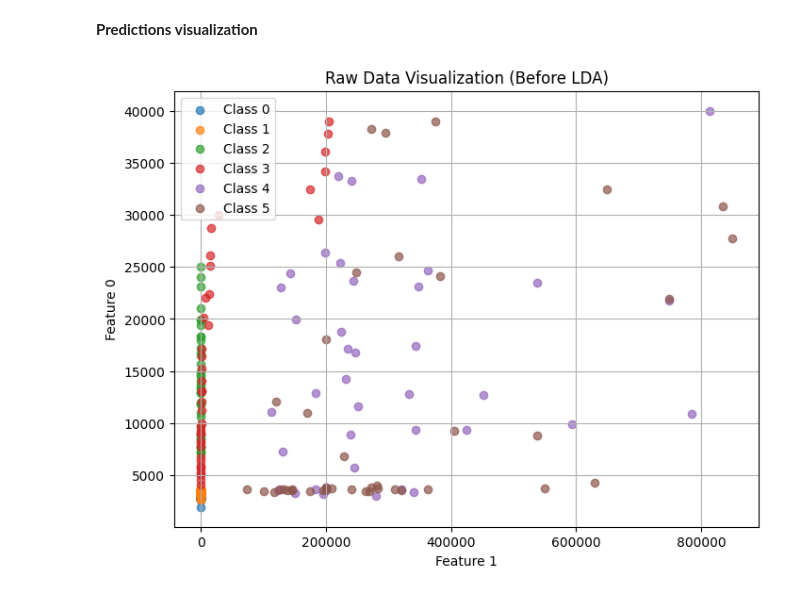
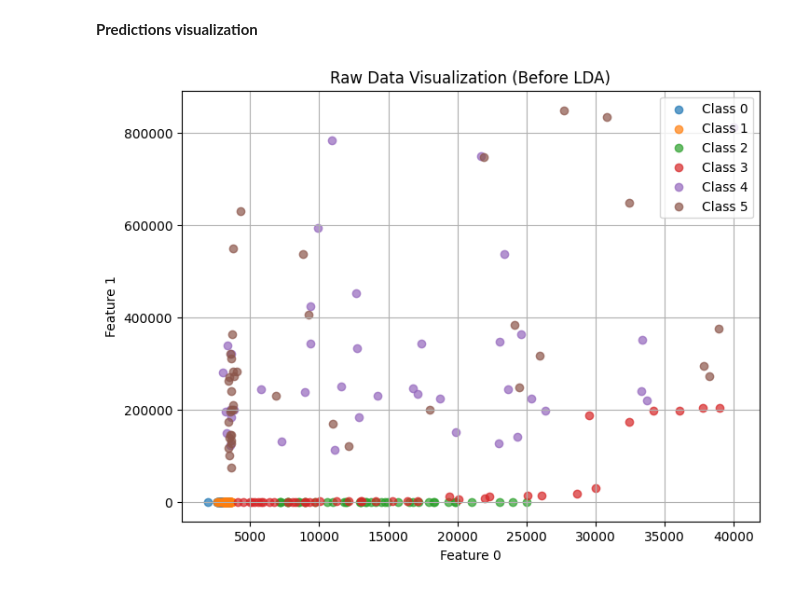
Before and after one commit to AvieTechy/MSA-Vstatis, a Jupyter notebook: Sources/Multi-class_LDA_star.ipynb, the cells around one changed output. Saved outputs shown, nothing was run; the diff lists cells and outputs as text; code cells hidden in the pictures.

```diff
--- a/Sources/Multi-class_LDA_star.ipynb
+++ b/Sources/Multi-class_LDA_star.ipynb
@@ -271,10 +290,10 @@ def plot_raw_data(X, y, feature_indexes, class_labels=None):
     plt.grid(True)
     plt.show()
 # %%
-feature_indexes = [1, 0]  # Example feature indexes to plot
+feature_indexes = [0, 1]  # Example feature indexes to plot
 plot_raw_data(X,y, feature_indexes)
 # %% [output]
-[figure, old version]
+[figure, new version]
 # %%
 # Step 1: Compute the projection matrix
 num_classes = len(np.unique(y_train))
```
Also changed, not shown: parts of 13 cells of this notebook, 4 other files.
